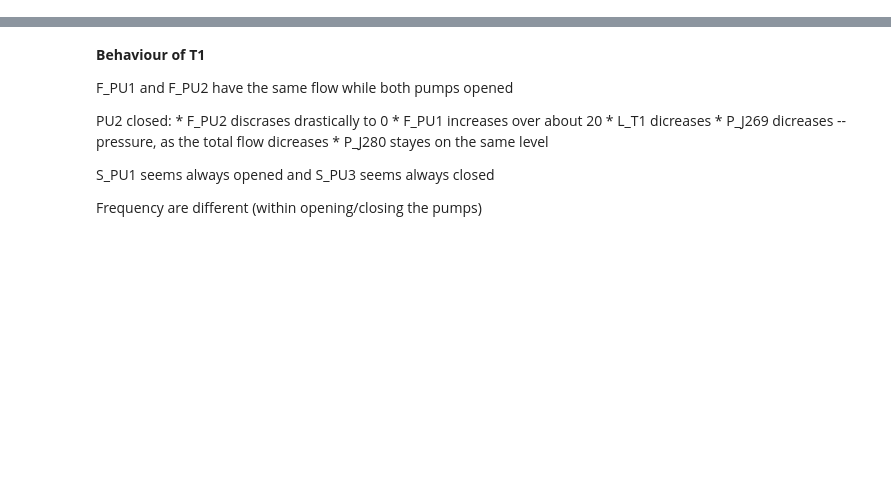
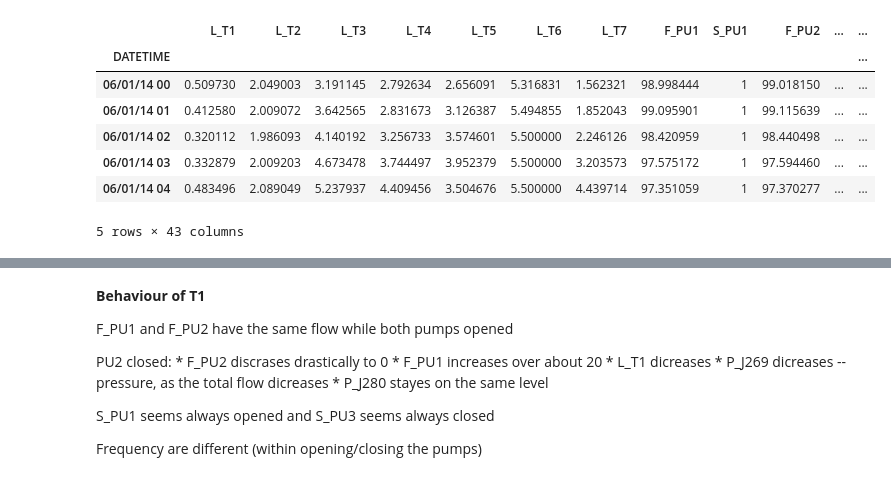
Before and after one commit to marius-pop0/CybeDataAnlaytics, a Jupyter notebook: assignment2/batadal.ipynb, the cells around one changed output, grey strips where cells are left out. Drawn from its saved outputs; the diff is of its cells as text; code cells hidden in the pictures; blank space fills up the shorter version.

```diff
--- a/assignment2/batadal.ipynb
+++ b/assignment2/batadal.ipynb
@@ -5,4 +8,16 @@ import matplotlib.pyplot as plt
 # %%
 train1_df = pd.read_csv('BATADAL_dataset03.csv', index_col=0)
 train2_df = pd.read_csv('BATADAL_dataset04.csv', index_col=0)
 test_df = pd.read_csv('BATADAL_test_dataset.csv', index_col=0)
+
+train1_df.drop(['ATT_FLAG'], axis=1, inplace=True)
+train1_df.head()
+# %% [output]
+|  | L_T1 | L_T2 | L_T3 | L_T4 | L_T5 | L_T6 | L_T7 | F_PU1 | S_PU1 | F_PU2 | ... | ... |
+| DATETIME |  |  |  |  |  |  |  |  |  |  |  | ... |
+| 06/01/14 00 | 0.509730 | 2.049003 | 3.191145 | 2.792634 | 2.656091 | 5.316831 | 1.562321 | 98.998444 | 1 | 99.018150 | ... | ... |
+| 06/01/14 01 | 0.412580 | 2.009072 | 3.642565 | 2.831673 | 3.126387 | 5.494855 | 1.852043 | 99.095901 | 1 | 99.115639 | ... | ... |
+| 06/01/14 02 | 0.320112 | 1.986093 | 4.140192 | 3.256733 | 3.574601 | 5.500000 | 2.246126 | 98.420959 | 1 | 98.440498 | ... | ... |
+| 06/01/14 03 | 0.332879 | 2.009203 | 4.673478 | 3.744497 | 3.952379 | 5.500000 | 3.203573 | 97.575172 | 1 | 97.594460 | ... | ... |
+| 06/01/14 04 | 0.483496 | 2.089049 | 5.237937 | 4.409456 | 3.504676 | 5.500000 | 4.439714 | 97.351059 | 1 | 97.370277 | ... | ... |
+5 rows × 43 columns
```
Also changed, not shown: parts of 3 cells of this notebook, 2 other files.
